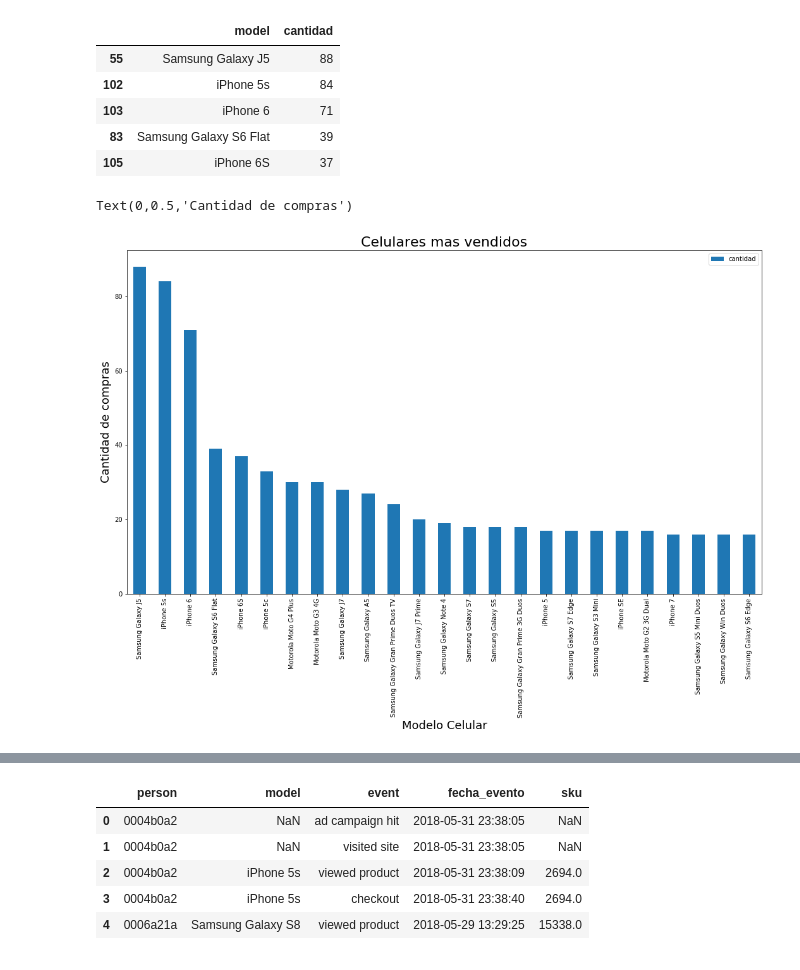
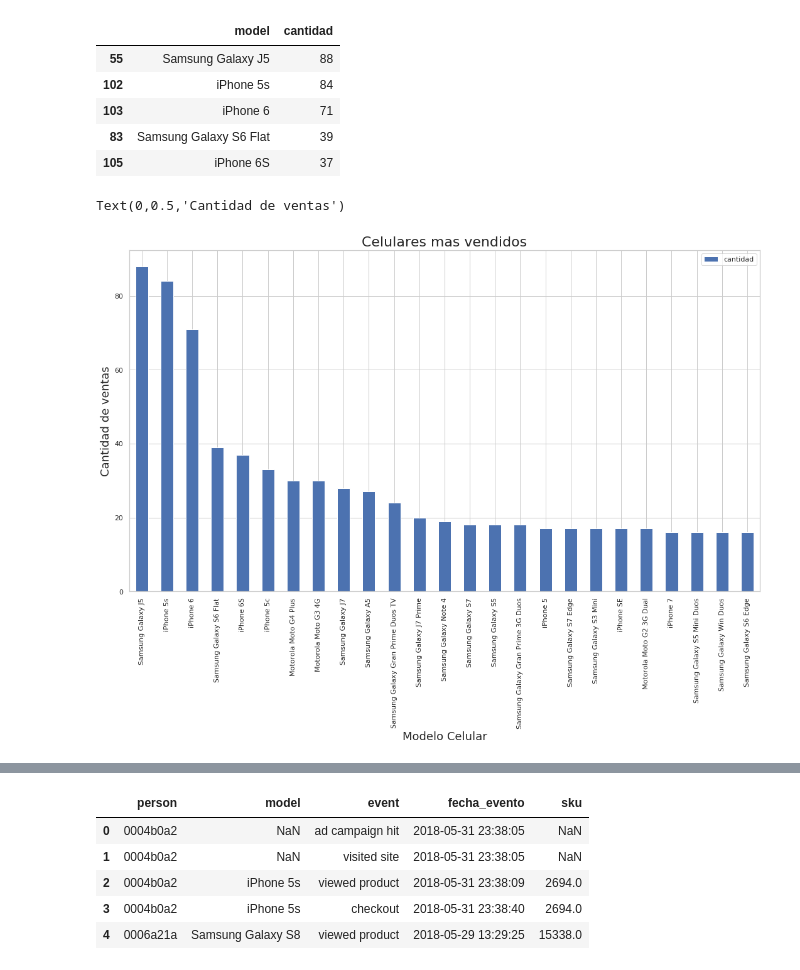
Before and after one commit to alepenaa94/TP1-Datos, a Jupyter notebook: analisis-ale.ipynb, the cells around one changed output, grey strips where cells are left out. Cells and saved outputs as stored; diff of their text form; code cells hidden in the pictures.

```diff
--- a/analisis-ale.ipynb
+++ b/analisis-ale.ipynb
@@ -3,14 +3,12 @@ import datetime as datetime
 import pandas as pd
 import numpy as np
 import matplotlib.pyplot as plt
-#import seaborn as sns
-
 import seaborn as sns
 %matplotlib inline
 
 plt.style.use('default') # haciendo los graficos un poco mas bonitos en matplotlib
-#fivethirtyeight
+#plt.rcParams['figure.figsize'] = (20, 10)
 
-#sns.set(style="whitegrid") # seteando tipo de grid en seaborn
+sns.set(style="whitegrid") # seteando tipo de grid en seaborn
 # %%
 df_eventos = pd.read_csv('/home/alejandro/Desktop/Orga_Datos_2C_2k18/tp1/fiuba-trocafone-tp1-final-set/events.csv',low_memory=False)
@@ -482,4 +222,4 @@ df_modVendido.head()
 | 3 | iPhone 5s | checkout |
 | 4 | Samsung Galaxy S8 | viewed product |
 # %%
-df_as = df_modVendido.dropna()
+df_as = df_modVendido[df_modVendido['event']=='conversion']
@@ -503,5 +226,3 @@ Name: event, dtype: int64
-# %%
-df_as = df_as[df_as['event']=='conversion']
 # %%
 d = df_as.groupby('model').size().reset_index(name='cantidad')
 # %%
@@ -518,10 +241,10 @@ d.head()
 # %%
 d2 = d[d['cantidad']>15]
 d2 = d2.set_index('model')
 g = d2.plot.bar(figsize=(18,10))
 g.set_title("Celulares mas vendidos", fontsize=22)
 g.set_xlabel("Modelo Celular",fontsize=18)
-g.set_ylabel("Cantidad de compras", fontsize=18)
+g.set_ylabel("Cantidad de ventas", fontsize=18)
 # %% [output]
-Text(0,0.5,'Cantidad de compras')
+Text(0,0.5,'Cantidad de ventas')
-[figure, old version]
+[figure, new version]
```
Also changed, not shown: parts of 147 cells of this notebook.
